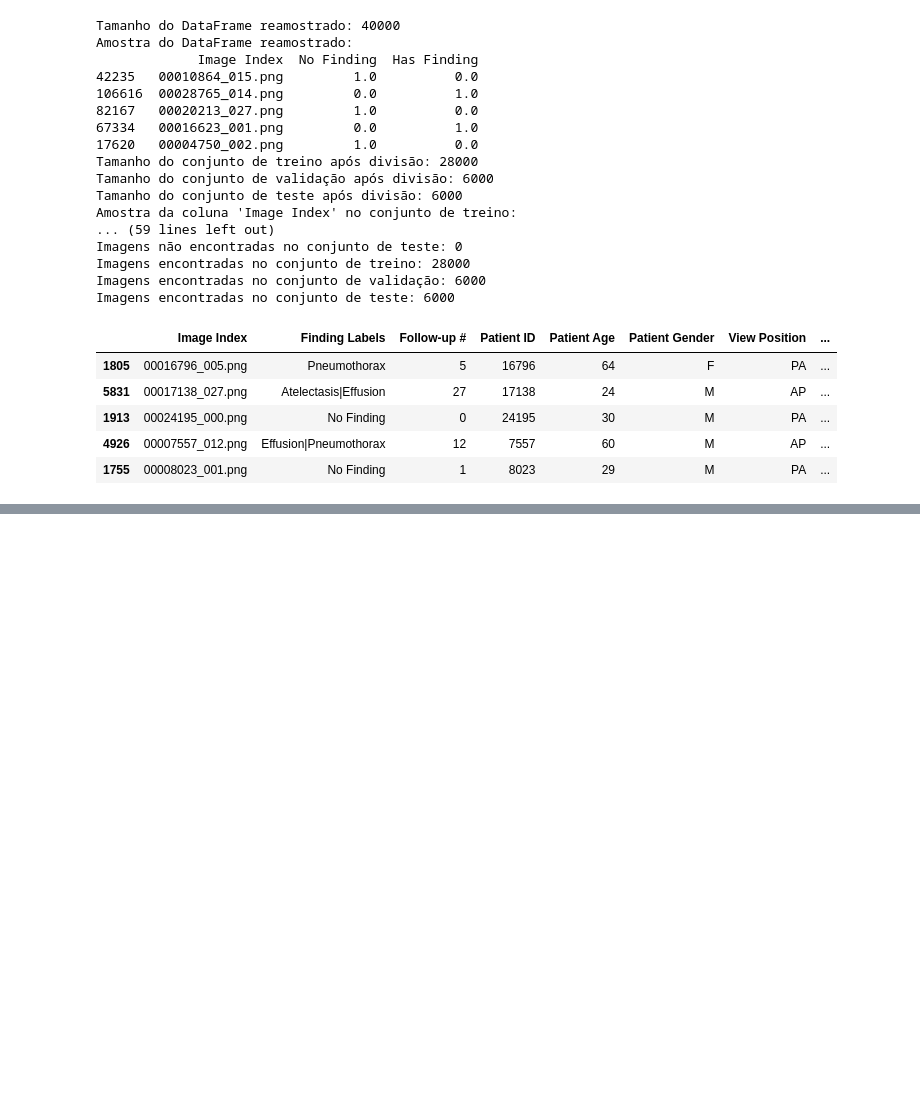
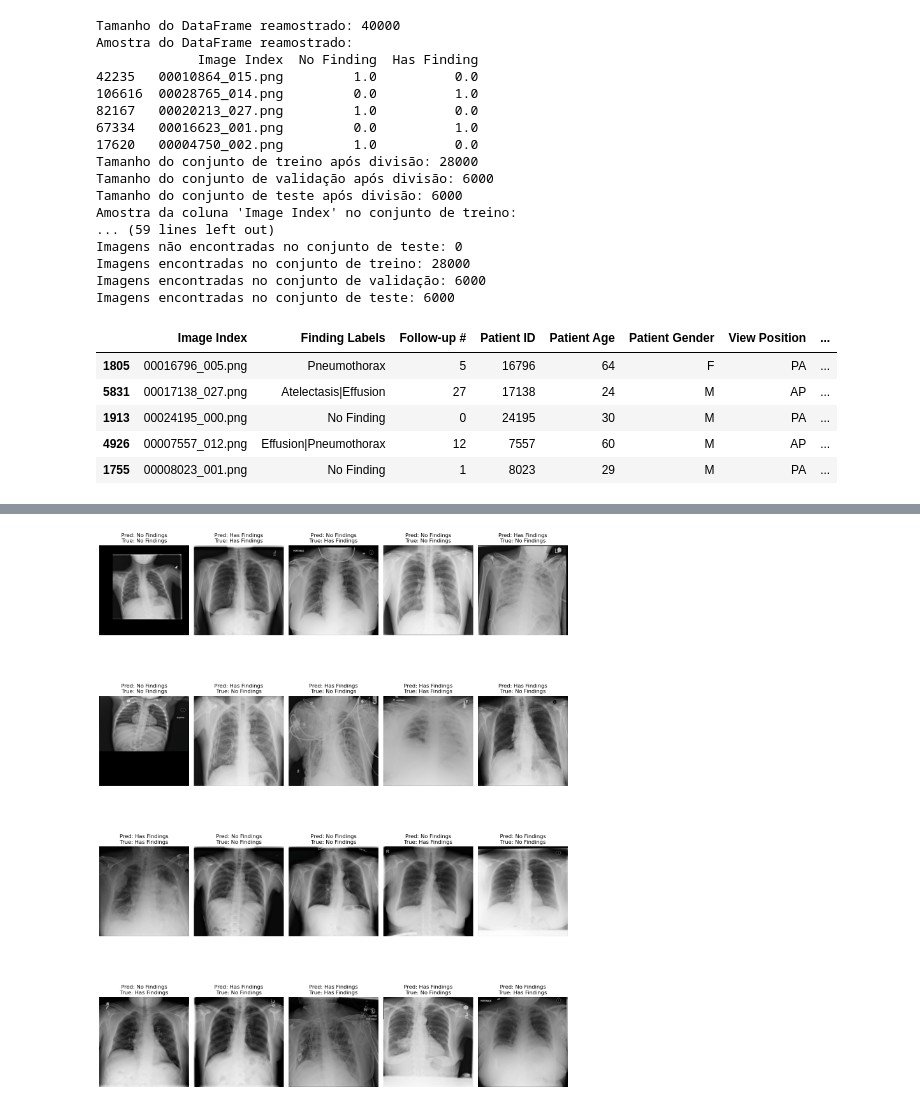
Before and after one commit to pas-enzo/iniciacao-cientifica, a Jupyter notebook: code/desenvolvimento.ipynb, the cells around one changed output, grey strips where cells are left out. Drawn from its saved outputs; the diff is of its cells as text; code cells hidden in the pictures; blank space fills up the shorter version.

```diff
--- a/code/desenvolvimento.ipynb
+++ b/code/desenvolvimento.ipynb
@@ -780,0 +849,97 @@ plt.show()
+# %%
+# Calcular pesos para classes desbalanceadas
+class_counts = train_df['Has Finding'].value_counts()
+pos_weight = torch.tensor([class_counts[0] / class_counts[1]], dtype=torch.float).to(device)
+criterion = nn.BCEWithLogitsLoss(pos_weight=pos_weight)
+
+# Função de inferência
+def perform_inference(model, data_loader, device, max_images=20):
+    model.eval()
+    predictions = []
+    true_labels = []
+    images_list = []
+
+    with torch.no_grad():
+        for batch_idx, (images, labels) in enumerate(data_loader):
+            images, labels = images.to(device), labels.to(device)
+            outputs = model(images)
+            outputs = outputs.squeeze()
+            probs = torch.sigmoid(outputs)
+            preds = (probs >= 0.5).float()
+
+            predictions.extend(preds.cpu().numpy())
+            true_labels.extend(labels.cpu().numpy())
+            images_list.extend(images.cpu())
+
+            if len(predictions) >= max_images:
+                break
+
+    return predictions[:max_images], true_labels[:max_images], images_list[:max_images]
+
+# Função para interpretar e visualizar os resultados
+def interpret_and_visualize(predictions, true_labels, images_list):
+    class_names = {0: "No Findings", 1: "Has Findings"}
+    num_images = len(predictions)
+    images_per_row = 5
+    num_rows = (num_images + images_per_row - 1) // images_per_row
+
+    plt.figure(figsize=(15, 5 * num_rows))
+    for i in range(num_images):
+        plt.subplot(num_rows, images_per_row, i + 1)
+        img = images_list[i].permute(1, 2, 0).numpy()
+        std = np.array([0.229, 0.224, 0.225])
+        mean = np.array([0.485, 0.456, 0.406])
+        img = img * std + mean
+        img = np.clip(img, 0, 1)
+        plt.imshow(img)
+        predicted_class = class_names[int(predictions[i])]
+        true_class = class_names[int(true_labels[i])]
+        plt.title(f"Pred: {predicted_class}\nTrue: {true_class}")
+        plt.axis("off")
+    plt.tight_layout()
+    plt.show()
+
+# Função para calcular e exibir métricas
+def calculate_and_display_metrics(true_labels, predictions):
+    class_names = ["No Findings", "Has Findings"]
+    accuracy = accuracy_score(true_labels, predictions)
+    precision = precision_score(true_labels, predictions, zero_division=0)
+    recall = recall_score(true_labels, predictions, zero_division=0)
+    f1 = f1_score(true_labels, predictions, zero_division=0)
+    cm = confusion_matrix(true_labels, predictions)
+
+    print("\nMétricas do Modelo:")
+    print(f"Acurácia: {accuracy:.4f}")
+    print(f"Precisão: {precision:.4f}")
+    print(f"Recall: {recall:.4f}")
+    print(f"F1-Score: {f1:.4f}")
+
+    plt.figure(figsize=(6, 4))
+    sns.heatmap(cm, annot=True, fmt="d", cmap="Blues", xticklabels=class_names, yticklabels=class_names)
+    plt.title("Matriz de Confusão")
+    plt.xlabel("Previsão")
+    plt.ylabel("Verdadeiro")
+    plt.show()
+
+    print("\nDetalhes da Matriz de Confusão:")
+    print(f"Verd. No Findings, Pred. No Findings (TN): {cm[0, 0]}")
+    print(f"Verd. No Findings, Pred. Has Findings (FP): {cm[0, 1]}")
+    print(f"Verd. Has Findings, Pred. No Findings (FN): {cm[1, 0]}")
+    print(f"Verd. Has Findings, Pred. Has Findings (TP): {cm[1, 1]}")
+
+# Realizar inferência
+predictions, true_labels, images_list = perform_inference(model, test_loader, device, max_images=20)
+
+# Interpretar e visualizar resultados
+interpret_and_visualize(predictions, true_labels, images_list)
+
+# Exibir previsões em texto
+print("\nExemplos de previsões:")
+class_names = {0: "No Findings", 1: "Has Findings"}
+for i in range(len(predictions)):
+    print(f"Imagem {i+1}: Previsão = {class_names[int(predictions[i])]}, Verdadeiro = {class_names[int(true_labels[i])]}")
+
+# Calcular e exibir métricas
+calculate_and_display_metrics(true_labels, predictions)
+# %% [output]
+[figure, added]
```
Also changed, not shown: parts of 7 cells of this notebook.
